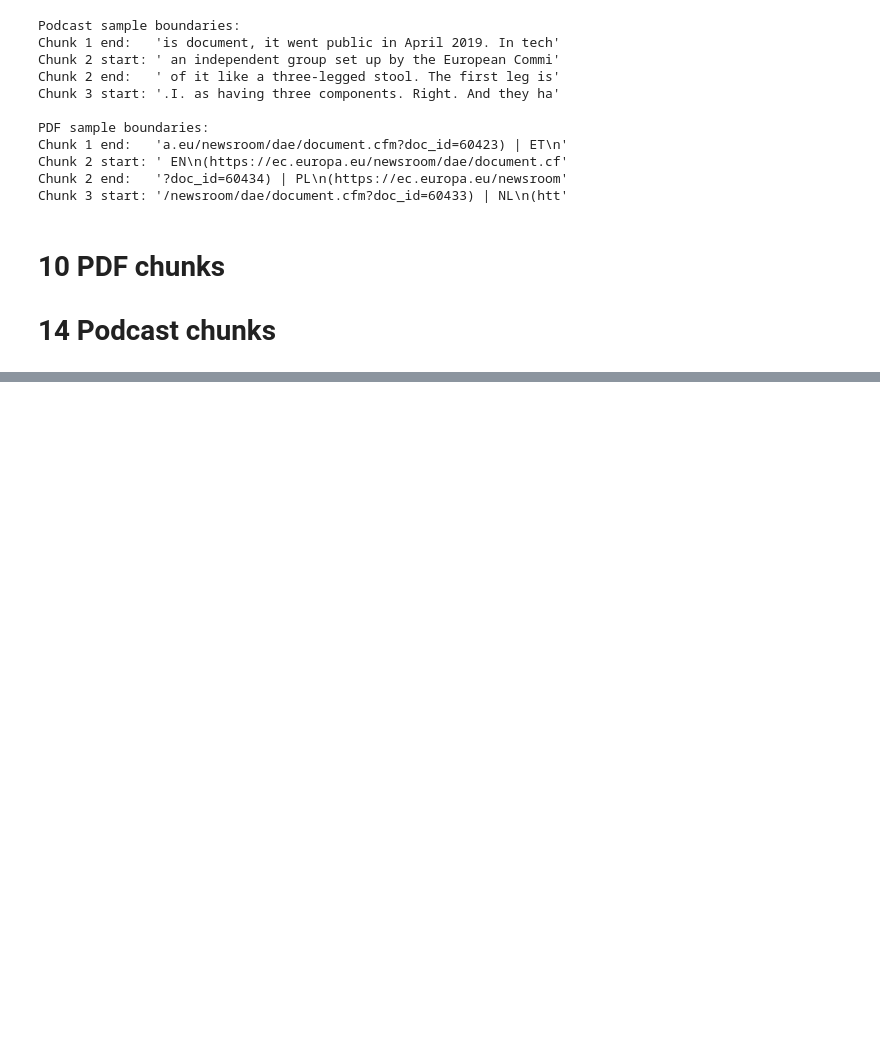
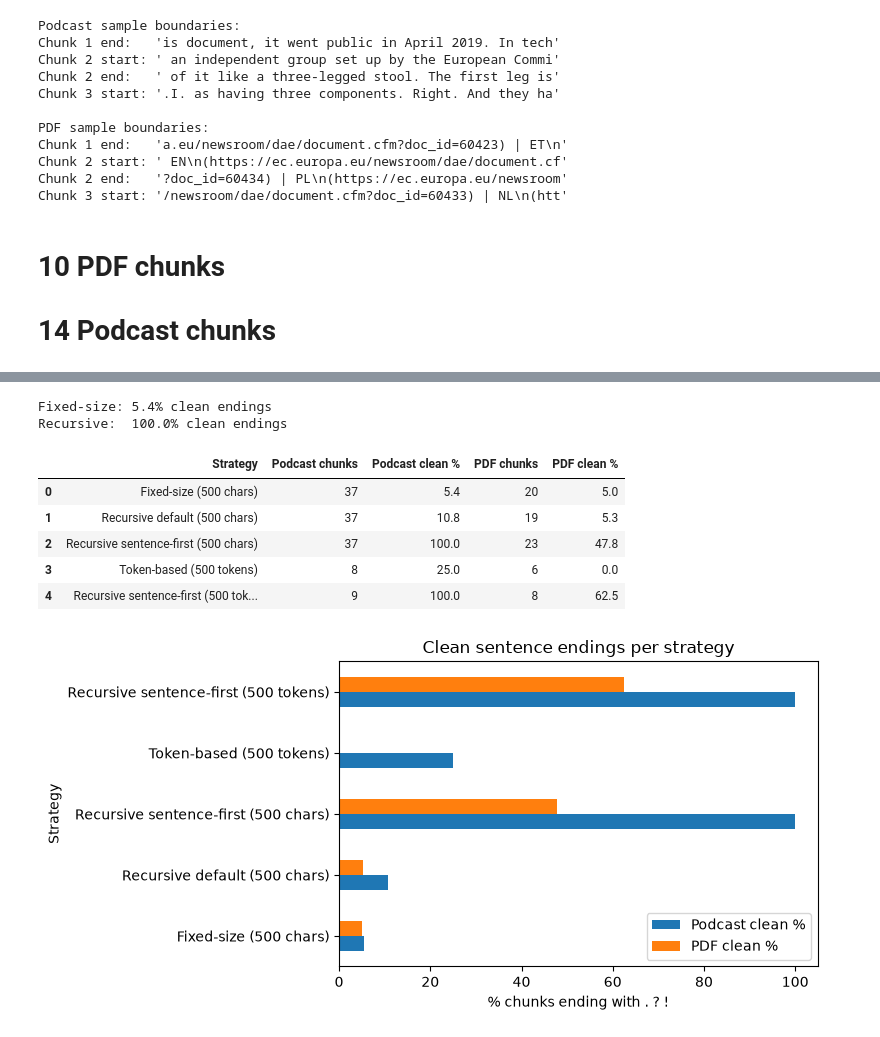
Before and after one commit to PietFALB/lab-chunking-strategies, a Jupyter notebook: chunking_strategies.ipynb, the cells around one changed output, grey strips where cells are left out. Cells and saved outputs as stored; diff of their text form; code cells hidden in the pictures; blank space fills up the shorter version.

```diff
--- a/chunking_strategies.ipynb
+++ b/chunking_strategies.ipynb
@@ -285,0 +397,50 @@ Chunk 3 start: '/newsroom/dae/document.cfm?doc_id=60433) | NL\n(htt'
+# %%
+# Step 7
+
+def pct_clean_boundaries(chunks):
+    texts = [c.page_content if hasattr(c, "page_content") else c for c in chunks]
+    texts = [t.strip() for t in texts if t.strip()]          # skip empty chunks
+    clean = sum(1 for t in texts if t[-1] in ".?!")
+    return clean / len(texts) * 100
+
+print(f"Fixed-size: {pct_clean_boundaries(all_chunks[('Podcast', 'chars', 500, 'fixed')]):.1f}% clean endings")
+print(f"Recursive:  {pct_clean_boundaries(all_chunks[('Podcast', 'chars', 500, 'recursive sentence-first')]):.1f}% clean endings")
+# %% [output]
+Fixed-size: 5.4% clean endings
+Recursive:  100.0% clean endings
+# %%
+strategies = {
+    "Fixed-size (500 chars)":               lambda d: all_chunks[(d, "chars", 500, "fixed")],
+    "Recursive default (500 chars)":        lambda d: all_chunks[(d, "chars", 500, "recursive default")],
+    "Recursive sentence-first (500 chars)": lambda d: all_chunks[(d, "chars", 500, "recursive sentence-first")],
+    "Token-based (500 tokens)":             lambda d: all_chunks[(d, "tokens", 500, "fixed")],
+    "Recursive sentence-first (500 tokens)":lambda d: all_chunks[(d, "tokens", 500, "recursive sentence-first")],
+}
+# If you did semantic chunking in Step 5/6, add it here, e.g.:
+# strategies["Semantic"] = lambda d: semantic_chunks[d]
+
+quality_rows = []
+for name, get_chunks in strategies.items():
+    row = {"Strategy": name}
+    for doc in documents:
+        chunks = get_chunks(doc)
+        row[f"{doc} chunks"] = len(chunks)
+        row[f"{doc} clean %"] = round(pct_clean_boundaries(chunks), 1)
+    quality_rows.append(row)
+
+quality = pd.DataFrame(quality_rows)
+display(quality)
+
+quality.set_index("Strategy")[["Podcast clean %", "PDF clean %"]].plot.barh(figsize=(8, 4))
+plt.xlabel("% chunks ending with . ? !")
+plt.title("Clean sentence endings per strategy")
+plt.tight_layout()
+plt.show()
+# %% [output]
+|  | Strategy | Podcast chunks | Podcast clean % | PDF chunks | PDF clean % |
+| 0 | Fixed-size (500 chars) | 37 | 5.4 | 20 | 5.0 |
+| 1 | Recursive default (500 chars) | 37 | 10.8 | 19 | 5.3 |
+| 2 | Recursive sentence-first (500 chars) | 37 | 100.0 | 23 | 47.8 |
+| 3 | Token-based (500 tokens) | 8 | 25.0 | 6 | 0.0 |
+| 4 | Recursive sentence-first (500 tok... | 9 | 100.0 | 8 | 62.5 |
+[figure, added]
```
Also changed, not shown: parts of 4 cells of this notebook.
